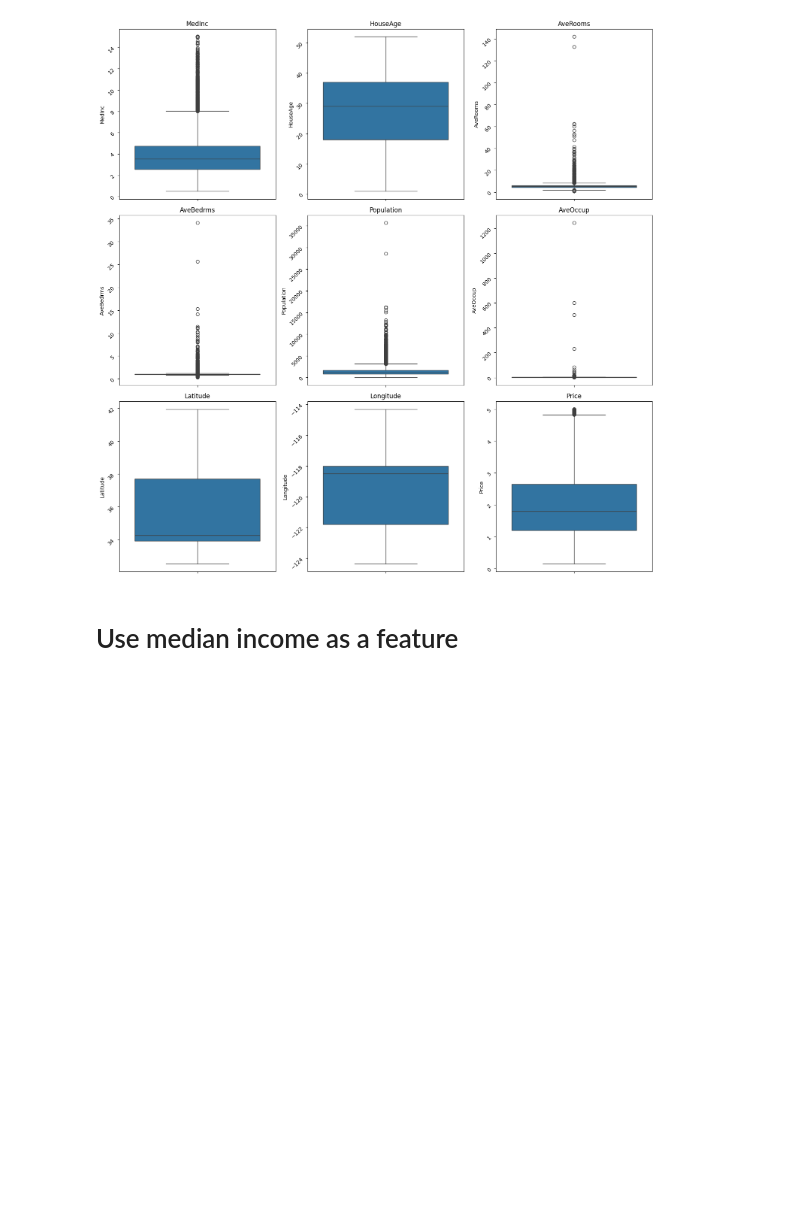
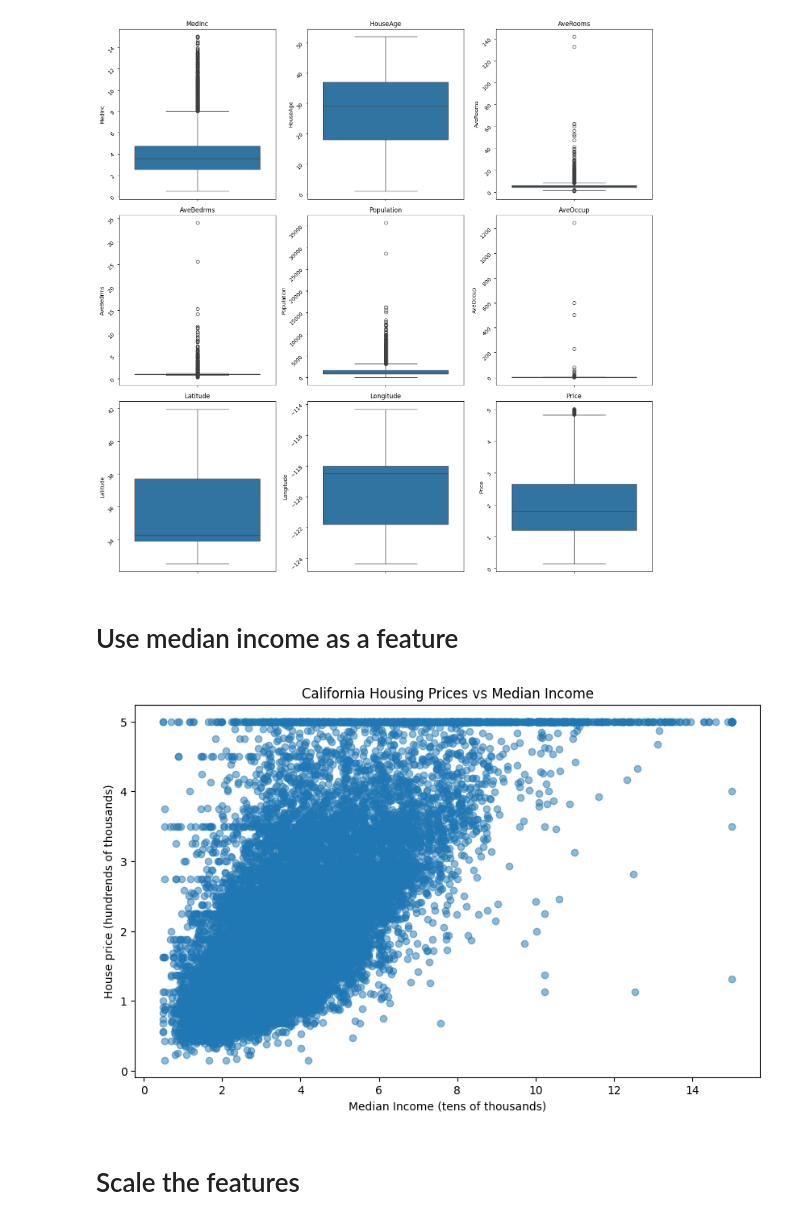
Before and after one commit to Yc3t/ml-noteboooks, a Jupyter notebook: linear-regression.ipynb, the cells around one changed output. Cells and saved outputs as stored; diff of their text form; code cells hidden in the pictures; blank space fills up the shorter version.

```diff
--- a/linear-regression.ipynb
+++ b/linear-regression.ipynb
@@ -90,3 +90,14 @@ plt.show()
 # %%
 X = df['MedInc']
 y = df['Price']
+# %%
+plt.figure(figsize=(10,6))
+plt.scatter(X,y,alpha=0.5)
+plt.xlabel("Median Income (tens of thousands)")
+plt.ylabel("House price (hundrends of thousands)")
+plt.title("California Housing Prices vs Median Income")
+plt.show()
+# %% [output]
+[figure, added]
+# %% [markdown]
+# Scale the features
```
Also changed, not shown: parts of 15 cells of this notebook.
